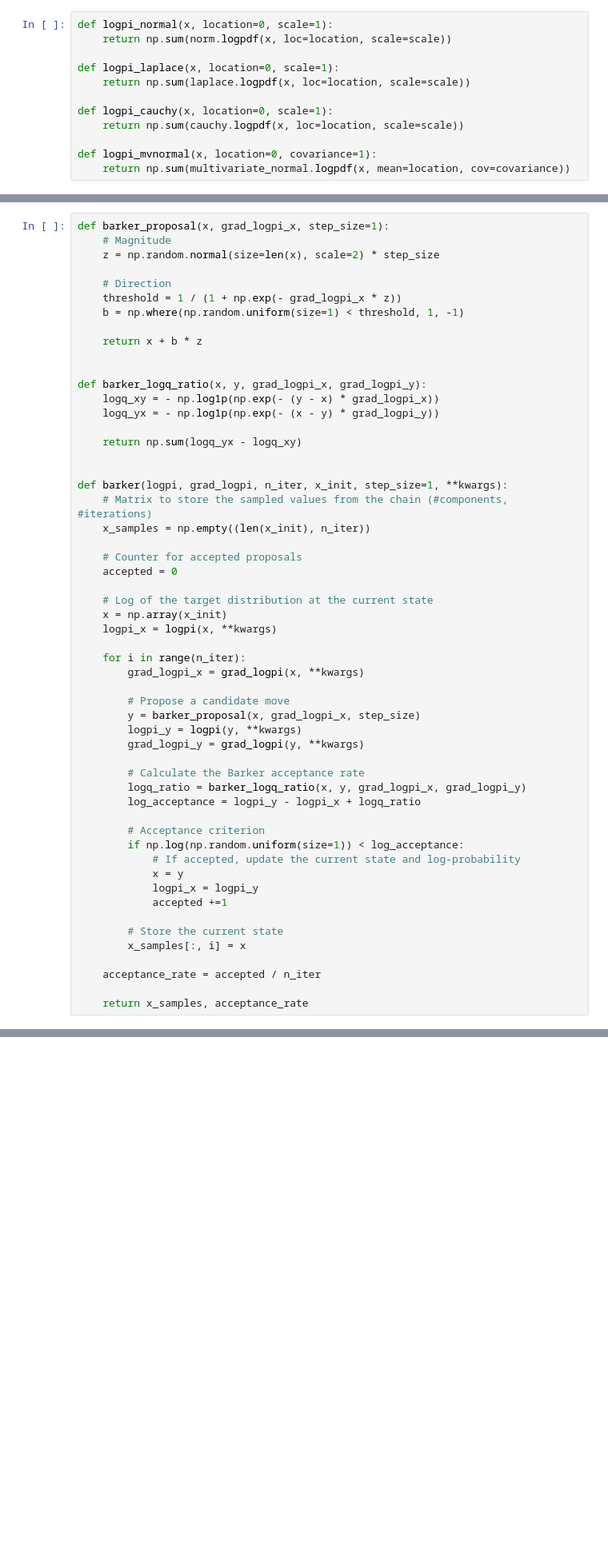
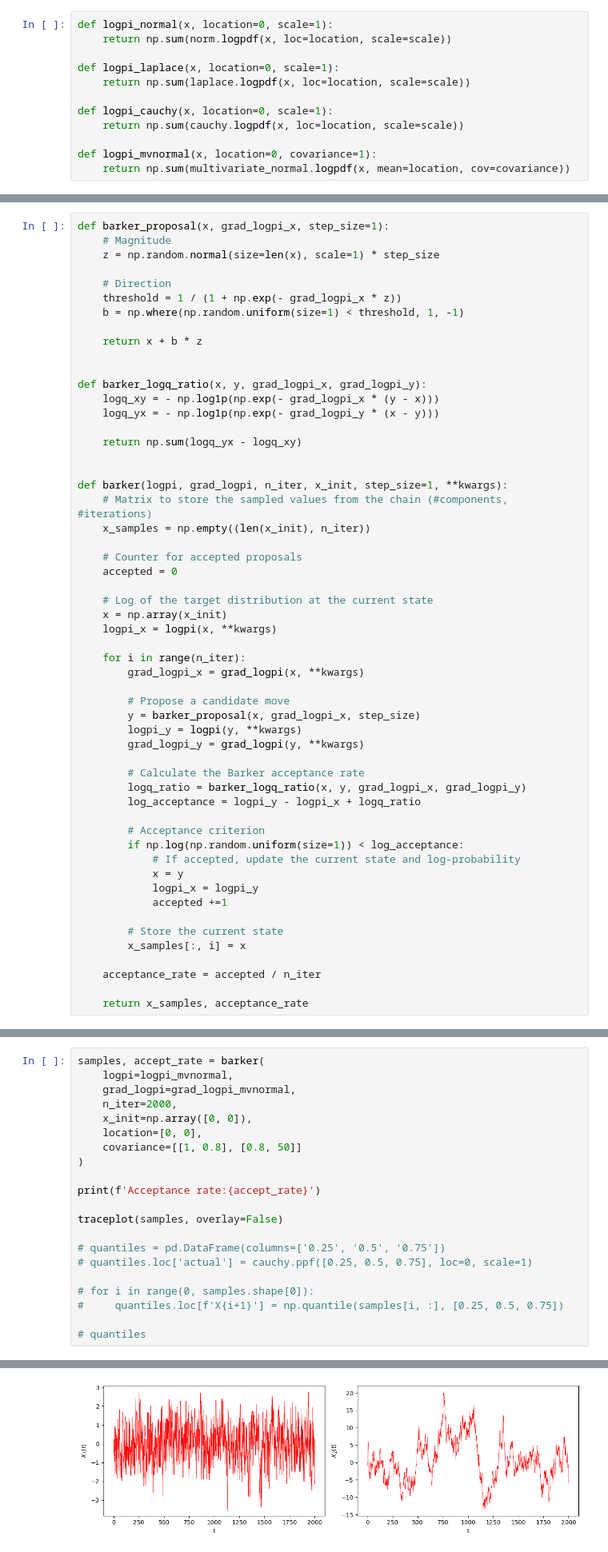
Before and after one commit to bartolomeou/FYP, a Jupyter notebook: barker_proposal_metropolis_hastings.ipynb, the cells around one changed output, grey strips where cells are left out. Shown at 80% size. Drawn from its saved outputs; the diff is of its cells as text; blank space fills up the shorter version.

```diff
--- a/barker_proposal_metropolis_hastings.ipynb
+++ b/barker_proposal_metropolis_hastings.ipynb
@@ -151,7 +176,7 @@ def random_walk(logpi, n_iter, x_init, step_size=1, **kwargs):
 # %%
 def barker_proposal(x, grad_logpi_x, step_size=1):
     # Magnitude
-    z = np.random.normal(size=len(x), scale=2) * step_size
+    z = np.random.normal(size=len(x), scale=1) * step_size
 
     # Direction
     threshold = 1 / (1 + np.exp(- grad_logpi_x * z))
@@ -161,8 +186,8 @@ def barker_proposal(x, grad_logpi_x, step_size=1):
 
 
 def barker_logq_ratio(x, y, grad_logpi_x, grad_logpi_y):
-    logq_xy = - np.log1p(np.exp(- (y - x) * grad_logpi_x))
-    logq_yx = - np.log1p(np.exp(- (x - y) * grad_logpi_y))
+    logq_xy = - np.log1p(np.exp(- grad_logpi_x * (y - x)))
+    logq_yx = - np.log1p(np.exp(- grad_logpi_y * (x - y)))
 
     return np.sum(logq_yx - logq_xy)
 
@@ -205,0 +233,22 @@ def barker(logpi, grad_logpi, n_iter, x_init, step_size=1, **kwargs):
+# %%
+samples, accept_rate = barker(
+    logpi=logpi_mvnormal,
+    grad_logpi=grad_logpi_mvnormal,
+    n_iter=2000,
+    x_init=np.array([0, 0]),
+    location=[0, 0],
+    covariance=[[1, 0.8], [0.8, 50]]
+)
+
+print(f'Acceptance rate:{accept_rate}')
+
+traceplot(samples, overlay=False)
+
+# quantiles = pd.DataFrame(columns=['0.25', '0.5', '0.75'])
+# quantiles.loc['actual'] = cauchy.ppf([0.25, 0.5, 0.75], loc=0, scale=1)
+
+# for i in range(0, samples.shape[0]):
+#     quantiles.loc[f'X{i+1}'] = np.quantile(samples[i, :], [0.25, 0.5, 0.75])
+
+# quantiles
+# %% [output]
@@ -205,0 +256 @@ def barker(logpi, grad_logpi, n_iter, x_init, step_size=1, **kwargs):
+[figure, new version]
```
Also changed, not shown: parts of 21 cells of this notebook, 1 other file.
